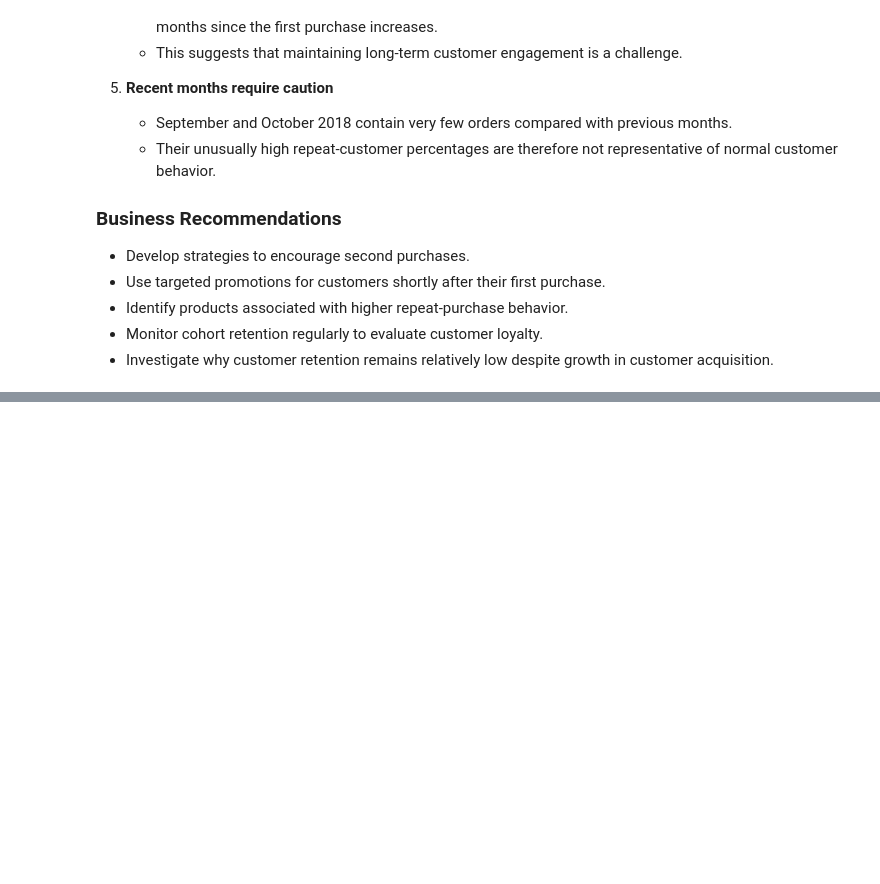
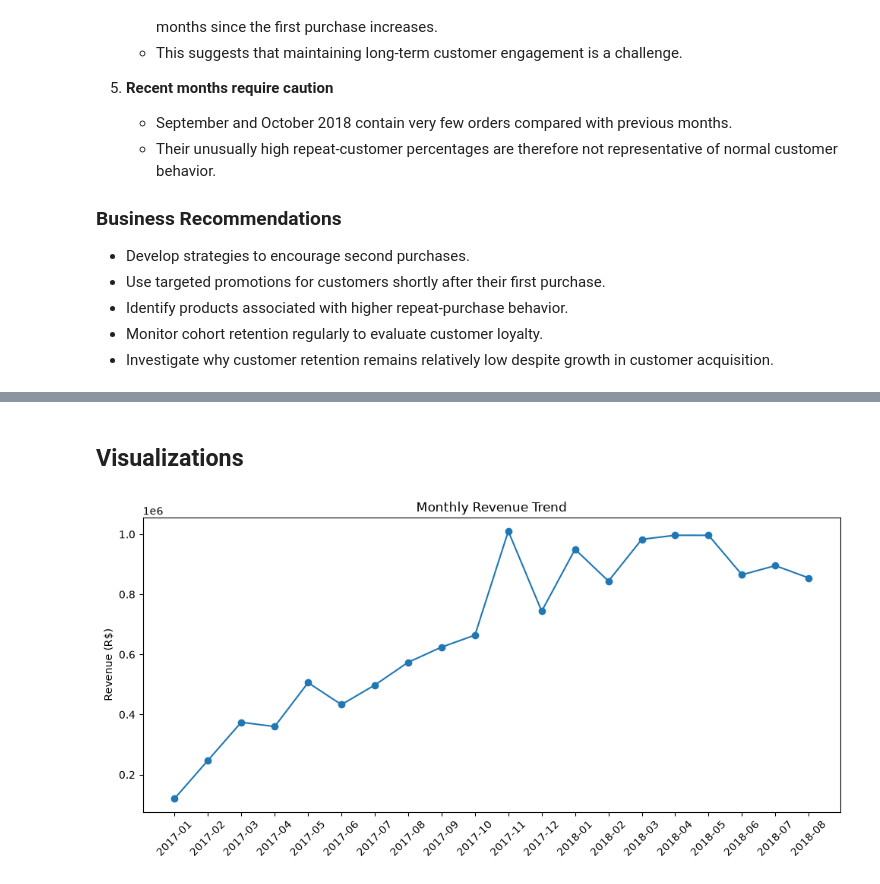
Before and after one commit to anujydv18-oss/AI-Sales-Analyst, a Jupyter notebook: notebooks/01_data_exploration.ipynb, the cells around one changed output, grey strips where cells are left out. Drawn from its saved outputs; the diff is of its cells as text; code cells hidden in the pictures; blank space fills up the shorter version.

Commit message:
Add review score analysis and 4 charts to close analysis gaps

```diff
--- a/notebooks/01_data_exploration.ipynb
+++ b/notebooks/01_data_exploration.ipynb
@@ -1623,0 +1693,16 @@ plt.show()
+# %% [markdown]
+## Visualizations
+# %%
+monthly_chart = sales.groupby(sales["purchase_month"].astype(str))["price"].sum().reset_index()
+monthly_chart = monthly_chart[(monthly_chart["purchase_month"] >= "2017-01") & (monthly_chart["purchase_month"] <= "2018-08")]
+
+plt.figure(figsize=(10, 5))
+plt.plot(monthly_chart["purchase_month"], monthly_chart["price"], marker="o")
+plt.xticks(rotation=45)
+plt.title("Monthly Revenue Trend")
+plt.ylabel("Revenue (R$)")
+plt.tight_layout()
+plt.savefig("chart_revenue_trend.png", dpi=120)
+plt.show()
+# %% [output]
+[figure, added]
```
Also changed, not shown: parts of 7 cells of this notebook, 5 other files.
